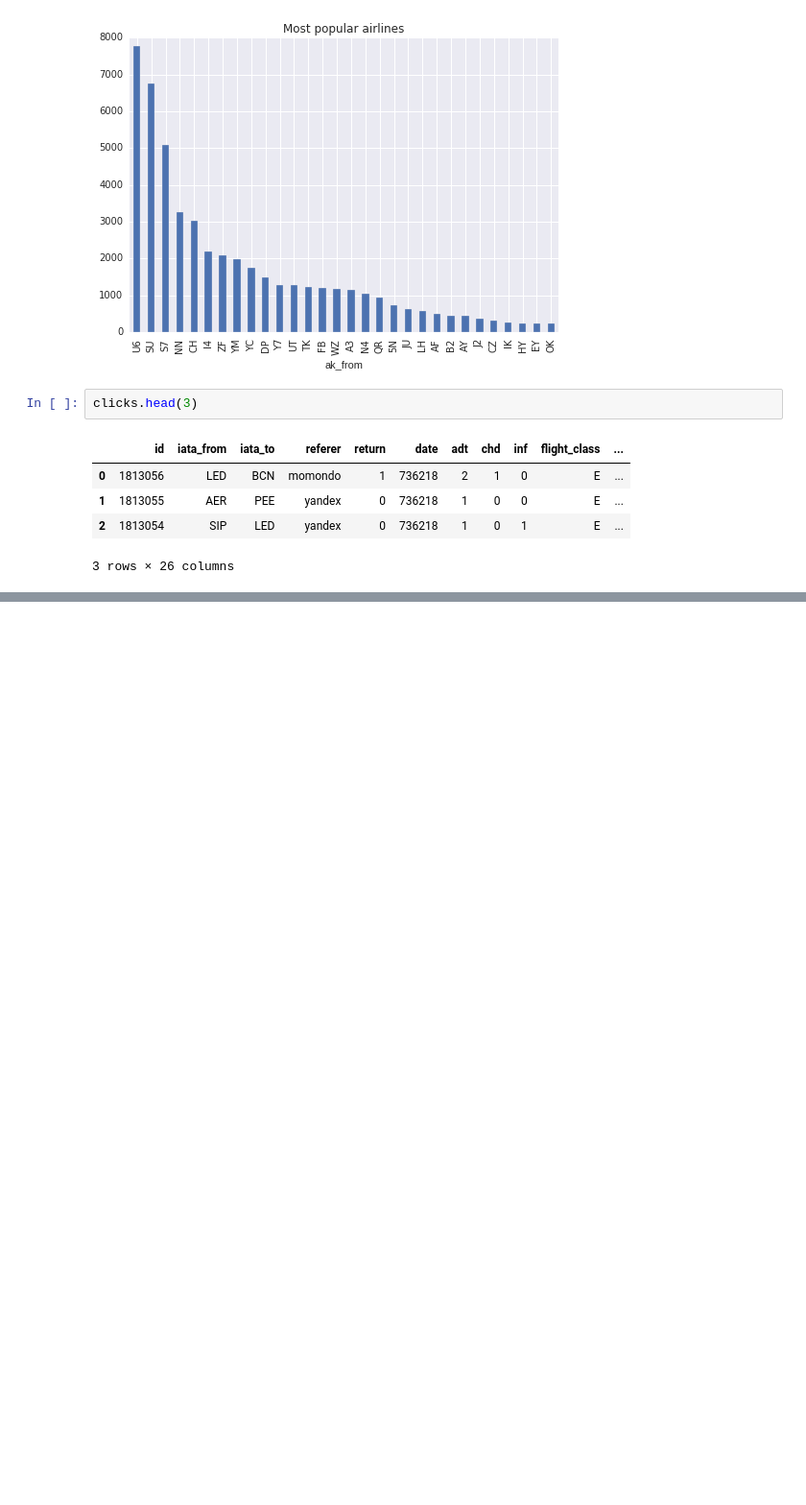
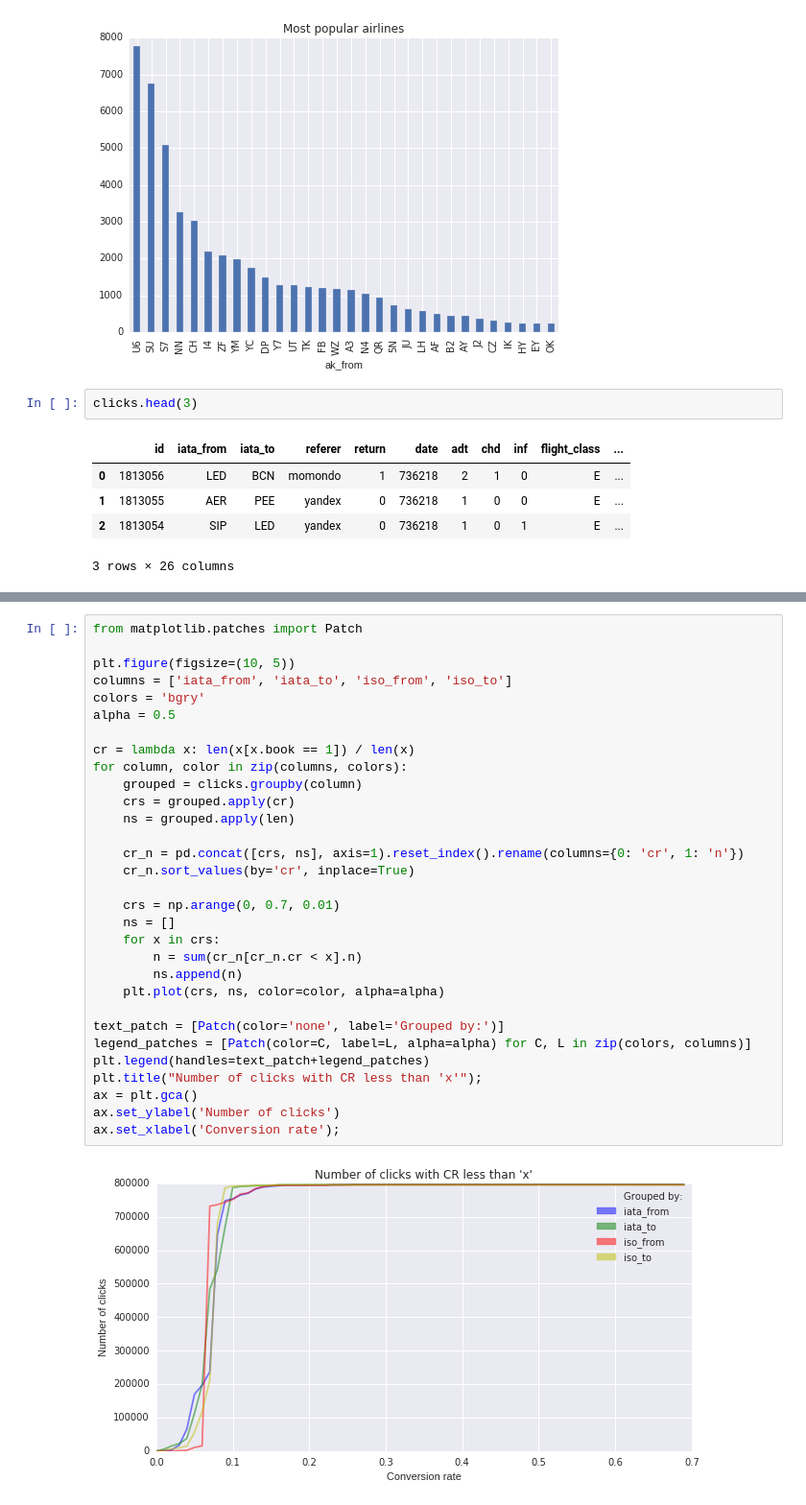
Before and after one commit to tema-popov/clicks, a Jupyter notebook: analysis.ipynb, the cells around one changed output, grey strips where cells are left out. Shown at 96% size. Cells and saved outputs as stored; diff of their text form; blank space fills up the shorter version.

```diff
--- a/analysis.ipynb
+++ b/analysis.ipynb
@@ -112,0 +113,33 @@ for feature in categorical:
+# %%
+from matplotlib.patches import Patch
+
+plt.figure(figsize=(10, 5))
+columns = ['iata_from', 'iata_to', 'iso_from', 'iso_to']
+colors = 'bgry'
+alpha = 0.5
+
+cr = lambda x: len(x[x.book == 1]) / len(x)
+for column, color in zip(columns, colors):
+    grouped = clicks.groupby(column)
+    crs = grouped.apply(cr)
+    ns = grouped.apply(len)
+
+    cr_n = pd.concat([crs, ns], axis=1).reset_index().rename(columns={0: 'cr', 1: 'n'})
+    cr_n.sort_values(by='cr', inplace=True)
+
+    crs = np.arange(0, 0.7, 0.01)
+    ns = []
+    for x in crs:
+        n = sum(cr_n[cr_n.cr < x].n)
+        ns.append(n)
+    plt.plot(crs, ns, color=color, alpha=alpha)
+
+text_patch = [Patch(color='none', label='Grouped by:')]
+legend_patches = [Patch(color=C, label=L, alpha=alpha) for C, L in zip(colors, columns)]
+plt.legend(handles=text_patch+legend_patches)
+plt.title("Number of clicks with CR less than 'x'");
+ax = plt.gca()
+ax.set_ylabel('Number of clicks')
+ax.set_xlabel('Conversion rate');
+# %% [output]
+[figure, added]
```
Also changed, not shown: parts of 3 cells of this notebook.
